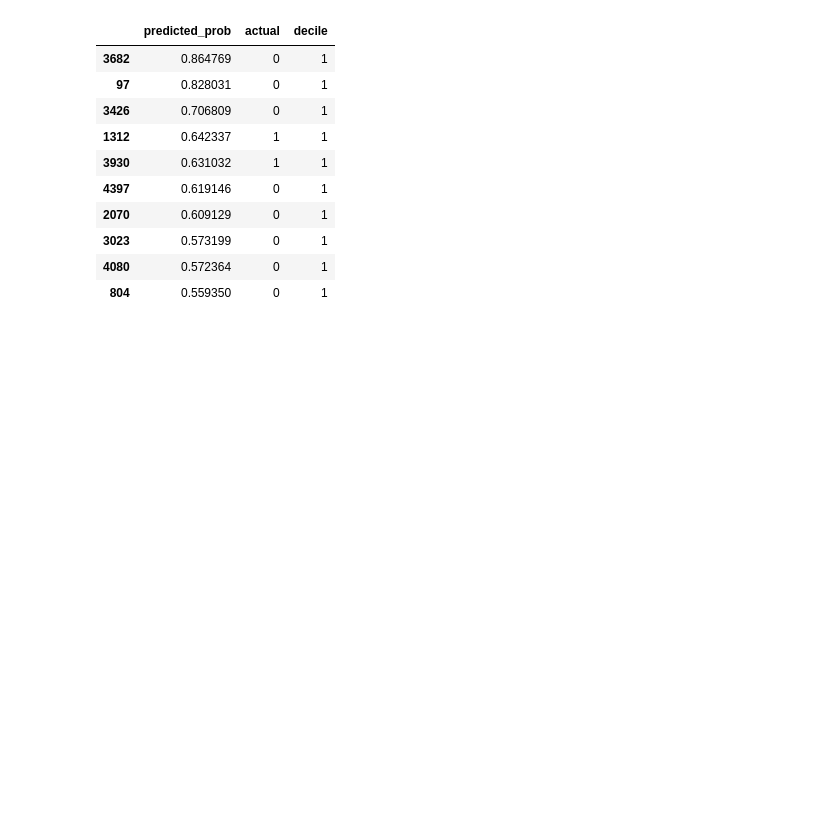
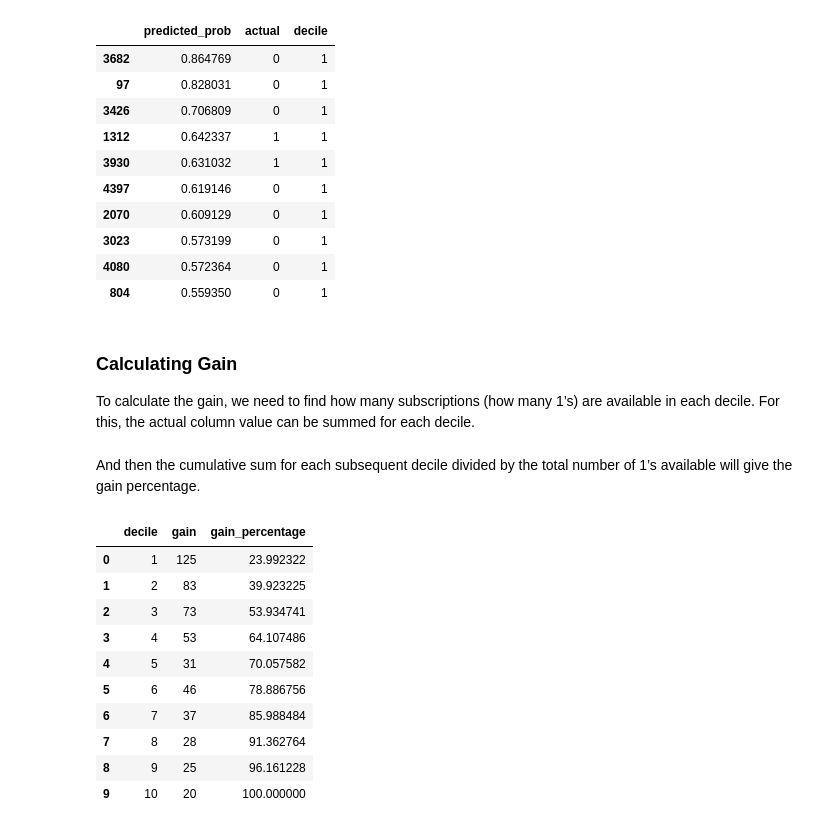
Before and after one commit to Anurag-Warthi/Data-Science-Machine-Learning, a Jupyter notebook: Data Science/03-Classification/Gain_Lift.ipynb, the cells around one changed output. Drawn from its saved outputs; the diff is of its cells as text; code cells hidden in the pictures; blank space fills up the shorter version.

```diff
--- a/Data Science/03-Classification/Gain_Lift.ipynb
+++ b/Data Science/03-Classification/Gain_Lift.ipynb
@@ -308,3 +310,30 @@ deciles_predict_df[0:10]
 | 3023 | 0.573199 | 0 | 1 |
 | 4080 | 0.572364 | 0 | 1 |
 | 804 | 0.559350 | 0 | 1 |
+# %% [markdown]
+### Calculating Gain
+
+To calculate the gain, we need to find how many subscriptions (how many 1’s) are available in each decile. For this, the actual column value can be summed for each decile.
+# %%
+gain_lift_df = pd.DataFrame(
+    deciles_predict_df.groupby('decile')['actual'].sum()).reset_index()
+
+gain_lift_df.columns = ['decile', 'gain']
+# %% [markdown]
+And then the cumulative sum for each subsequent decile divided by the total number of 1’s available will give the gain percentage.
+# %%
+gain_lift_df['gain_percentage'] = (100 * gain_lift_df.gain.cumsum()/gain_lift_df.gain.sum())
+# %%
+gain_lift_df
+# %% [output]
+|  | decile | gain | gain_percentage |
+| 0 | 1 | 125 | 23.992322 |
+| 1 | 2 | 83 | 39.923225 |
+| 2 | 3 | 73 | 53.934741 |
+| 3 | 4 | 53 | 64.107486 |
+| 4 | 5 | 31 | 70.057582 |
+| 5 | 6 | 46 | 78.886756 |
+| 6 | 7 | 37 | 85.988484 |
+| 7 | 8 | 28 | 91.362764 |
+| 8 | 9 | 25 | 96.161228 |
+| 9 | 10 | 20 | 100.000000 |
```
Also changed, not shown: parts of 1 cell of this notebook.
